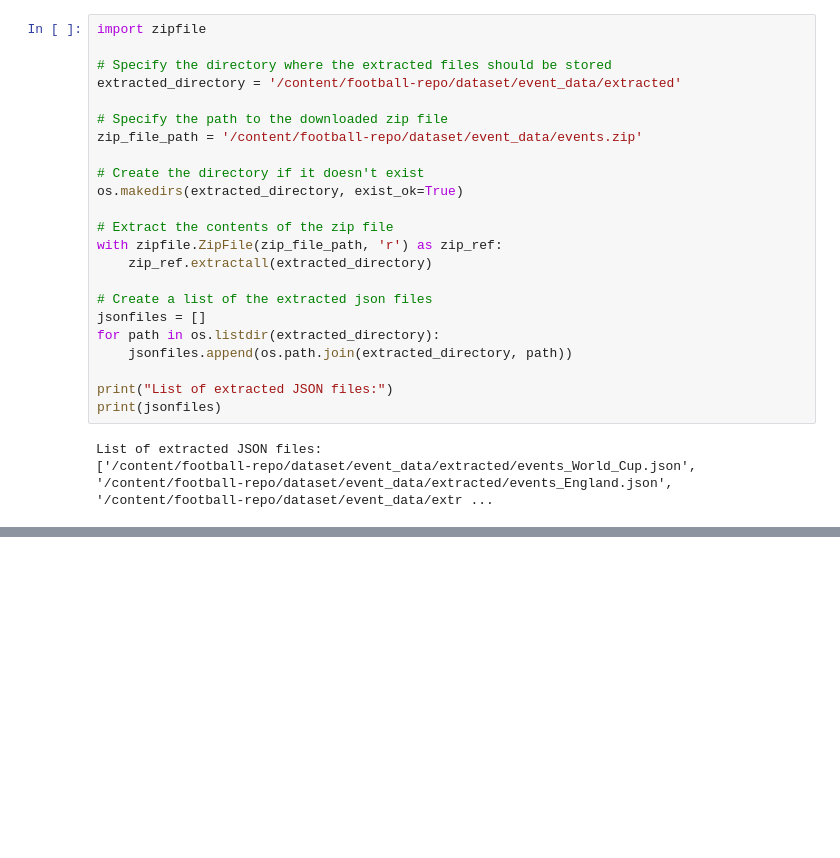
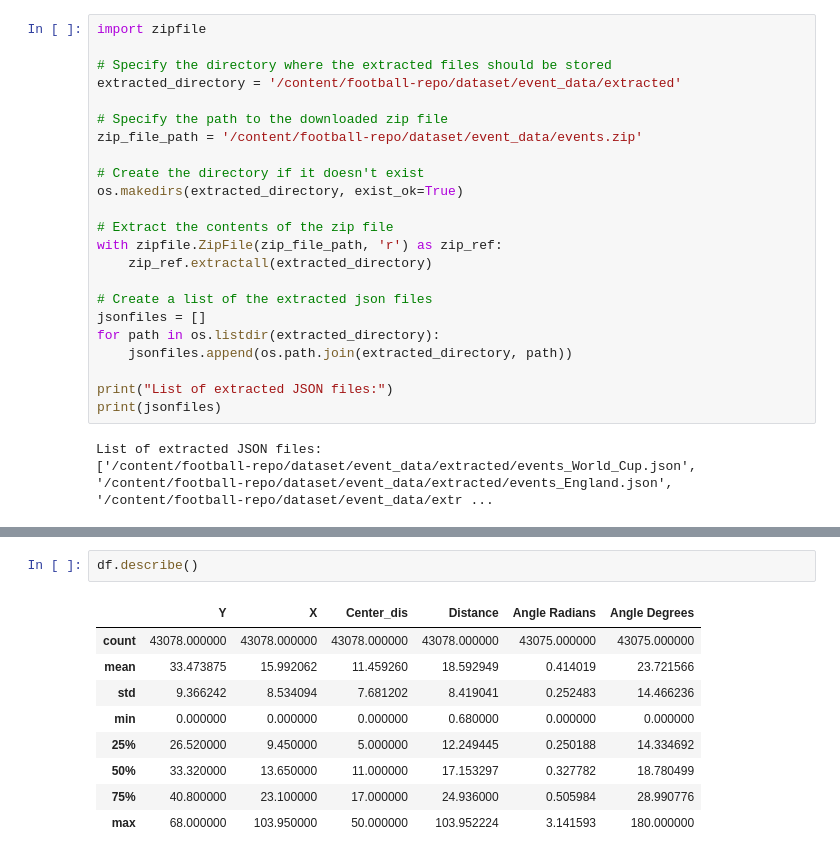
Before and after one commit to radhakrishnan-omotec/football-repo, a Jupyter notebook: Part1_Data_Exploration.ipynb, the cells around one changed output, grey strips where cells are left out. Cells and saved outputs as stored; diff of their text form; blank space fills up the shorter version.

```diff
--- a/Part1_Data_Exploration.ipynb
+++ b/Part1_Data_Exploration.ipynb
@@ -79,0 +248,12 @@ List of extracted JSON files:
+# %%
+df.describe()
+# %% [output]
+|  | Y | X | Center_dis | Distance | Angle Radians | Angle Degrees |
+| count | 43078.000000 | 43078.000000 | 43078.000000 | 43078.000000 | 43075.000000 | 43075.000000 |
+| mean | 33.473875 | 15.992062 | 11.459260 | 18.592949 | 0.414019 | 23.721566 |
+| std | 9.366242 | 8.534094 | 7.681202 | 8.419041 | 0.252483 | 14.466236 |
+| min | 0.000000 | 0.000000 | 0.000000 | 0.680000 | 0.000000 | 0.000000 |
+| 25% | 26.520000 | 9.450000 | 5.000000 | 12.249445 | 0.250188 | 14.334692 |
+| 50% | 33.320000 | 13.650000 | 11.000000 | 17.153297 | 0.327782 | 18.780499 |
+| 75% | 40.800000 | 23.100000 | 17.000000 | 24.936000 | 0.505984 | 28.990776 |
+| max | 68.000000 | 103.950000 | 50.000000 | 103.952224 | 3.141593 | 180.000000 |
```
Also changed, not shown: parts of 6 cells of this notebook.
